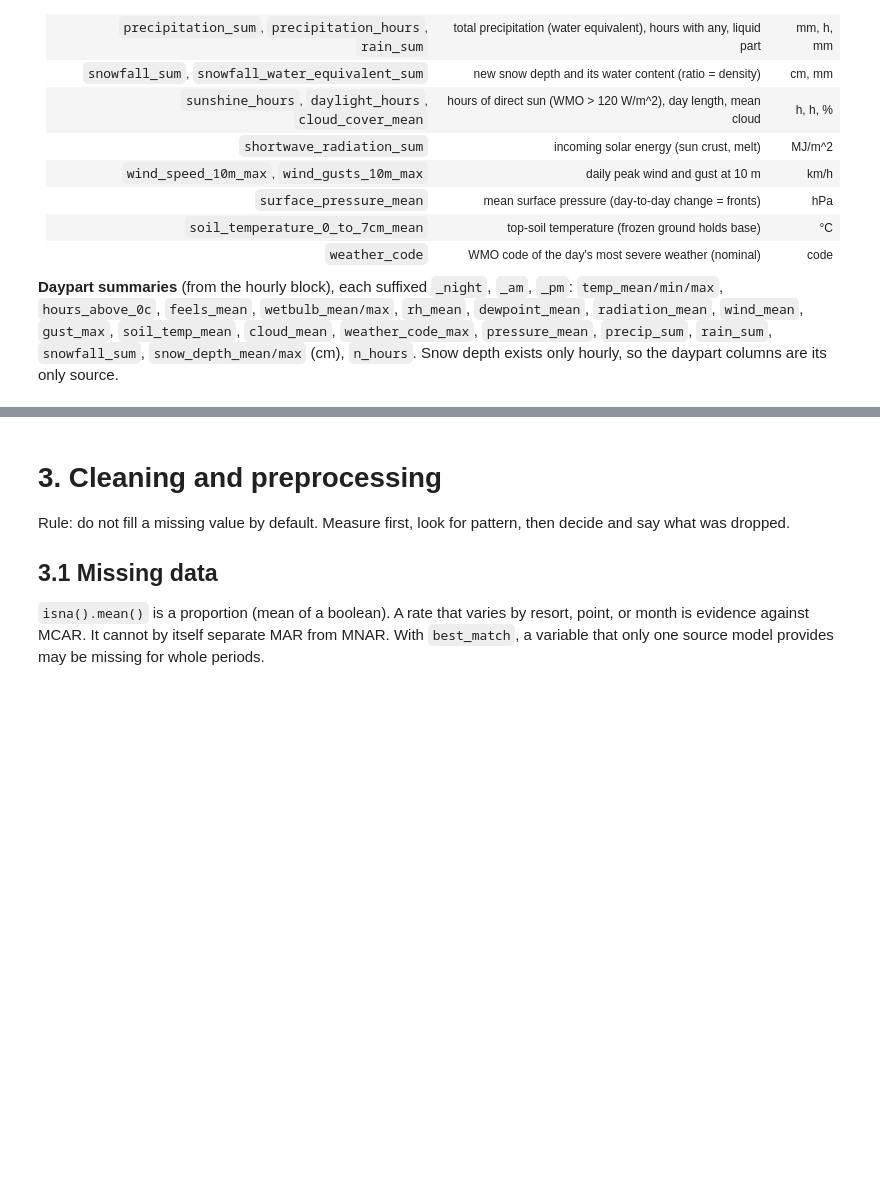
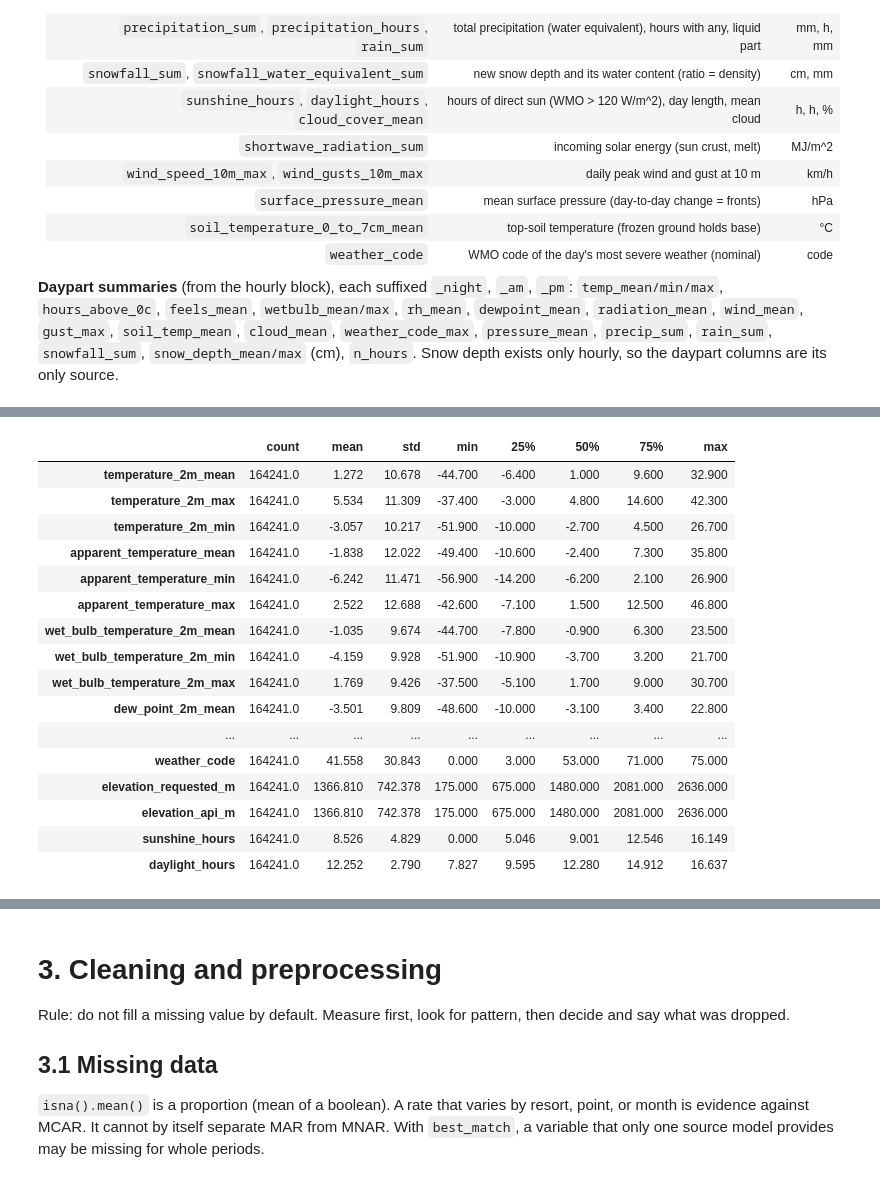
Before and after one commit to LiviaJonnatan/snowpredict, a Jupyter notebook: MS2.ipynb, the cells around one changed output, grey strips where cells are left out. Saved outputs shown, nothing was run; the diff lists cells and outputs as text; code cells hidden in the pictures; blank space fills up the shorter version.

```diff
--- a/MS2.ipynb
+++ b/MS2.ipynb
@@ -379,2 +430,21 @@ daily wide    (164241, 97)       ->  123.7 MB
 # %%
-# TODO:
+daily_num = [c for c in raw.select_dtypes("number").columns if not c.endswith(("_night", "_am", "_pm"))]
+raw[daily_num].describe().T.round(3)
+# %% [output]
+|  | count | mean | std | min | 25% | 50% | 75% | max |
+| temperature_2m_mean | 164241.0 | 1.272 | 10.678 | -44.700 | -6.400 | 1.000 | 9.600 | 32.900 |
+| temperature_2m_max | 164241.0 | 5.534 | 11.309 | -37.400 | -3.000 | 4.800 | 14.600 | 42.300 |
+| temperature_2m_min | 164241.0 | -3.057 | 10.217 | -51.900 | -10.000 | -2.700 | 4.500 | 26.700 |
+| apparent_temperature_mean | 164241.0 | -1.838 | 12.022 | -49.400 | -10.600 | -2.400 | 7.300 | 35.800 |
+| apparent_temperature_min | 164241.0 | -6.242 | 11.471 | -56.900 | -14.200 | -6.200 | 2.100 | 26.900 |
+| apparent_temperature_max | 164241.0 | 2.522 | 12.688 | -42.600 | -7.100 | 1.500 | 12.500 | 46.800 |
+| wet_bulb_temperature_2m_mean | 164241.0 | -1.035 | 9.674 | -44.700 | -7.800 | -0.900 | 6.300 | 23.500 |
+| wet_bulb_temperature_2m_min | 164241.0 | -4.159 | 9.928 | -51.900 | -10.900 | -3.700 | 3.200 | 21.700 |
+| wet_bulb_temperature_2m_max | 164241.0 | 1.769 | 9.426 | -37.500 | -5.100 | 1.700 | 9.000 | 30.700 |
+| dew_point_2m_mean | 164241.0 | -3.501 | 9.809 | -48.600 | -10.000 | -3.100 | 3.400 | 22.800 |
+| ... | ... | ... | ... | ... | ... | ... | ... | ... |
+| weather_code | 164241.0 | 41.558 | 30.843 | 0.000 | 3.000 | 53.000 | 71.000 | 75.000 |
+| elevation_requested_m | 164241.0 | 1366.810 | 742.378 | 175.000 | 675.000 | 1480.000 | 2081.000 | 2636.000 |
+| elevation_api_m | 164241.0 | 1366.810 | 742.378 | 175.000 | 675.000 | 1480.000 | 2081.000 | 2636.000 |
+| sunshine_hours | 164241.0 | 8.526 | 4.829 | 0.000 | 5.046 | 9.001 | 12.546 | 16.149 |
+| daylight_hours | 164241.0 | 12.252 | 2.790 | 7.827 | 9.595 | 12.280 | 14.912 | 16.637 |
```
Also changed, not shown: parts of 13 cells of this notebook.
